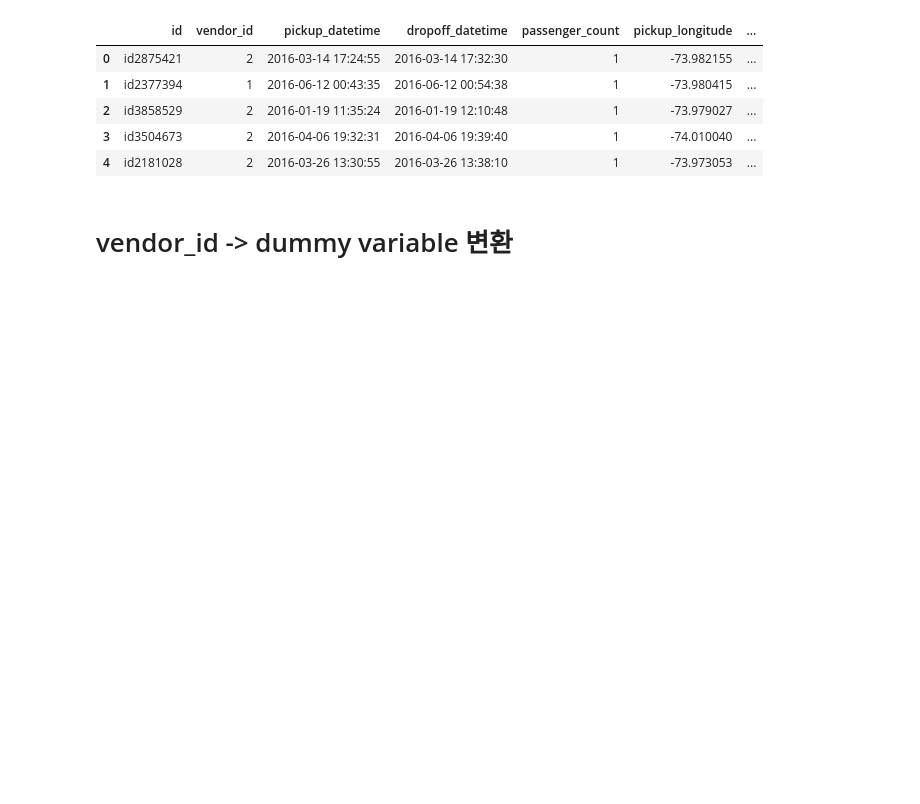
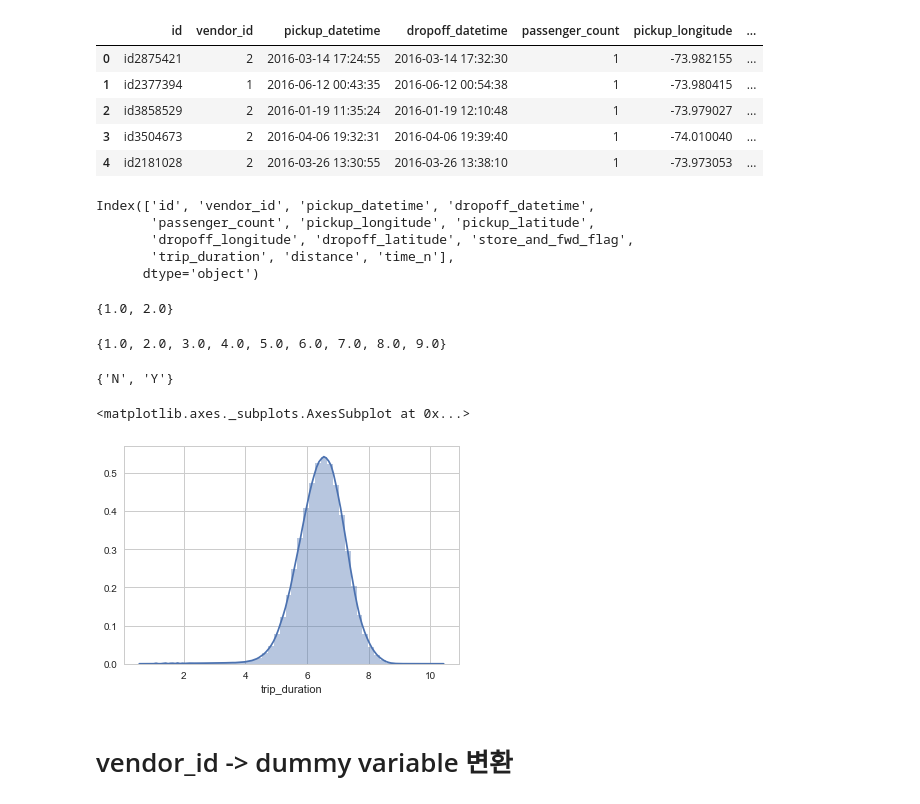
Before and after one commit to fairyofstats/taxi, a Jupyter notebook: kaggle_taxi_jisu-OLS.ipynb, the cells around one changed output. Saved outputs shown, nothing was run; the diff lists cells and outputs as text; code cells hidden in the pictures; blank space fills up the shorter version.

```diff
--- a/kaggle_taxi_jisu-OLS.ipynb
+++ b/kaggle_taxi_jisu-OLS.ipynb
@@ -11,6 +11,31 @@ taxi_ex.head()
 | 2 | id3858529 | 2 | 2016-01-19 11:35:24 | 2016-01-19 12:10:48 | 1 | -73.979027 | ... |
 | 3 | id3504673 | 2 | 2016-04-06 19:32:31 | 2016-04-06 19:39:40 | 1 | -74.010040 | ... |
 | 4 | id2181028 | 2 | 2016-03-26 13:30:55 | 2016-03-26 13:38:10 | 1 | -73.973053 | ... |
+# %%
+taxi_ex.columns
+# %% [output]
+Index(['id', 'vendor_id', 'pickup_datetime', 'dropoff_datetime',
+       'passenger_count', 'pickup_longitude', 'pickup_latitude',
+       'dropoff_longitude', 'dropoff_latitude', 'store_and_fwd_flag',
+       'trip_duration', 'distance', 'time_n'],
+      dtype='object')
+# %%
+set(taxi_ex["vendor_id"])
+# %% [output]
+{1.0, 2.0}
+# %%
+set(taxi_ex["passenger_count"])
+# %% [output]
+{1.0, 2.0, 3.0, 4.0, 5.0, 6.0, 7.0, 8.0, 9.0}
+# %%
+set(taxi_ex["store_and_fwd_flag"])
+# %% [output]
+{'N', 'Y'}
+# %%
+sns.distplot(np.log1p(taxi_ex["trip_duration"]))
+# %% [output]
+<matplotlib.axes._subplots.AxesSubplot at 0x...>
+[figure, added]
 # %% [markdown]
 # vendor_id -> dummy variable 변환
 # %%
```
Also changed, not shown: parts of 12 cells of this notebook, 2 other files.
